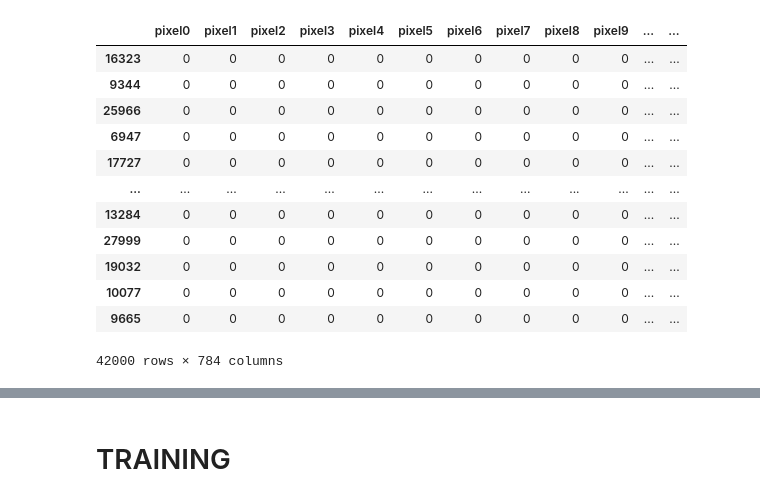
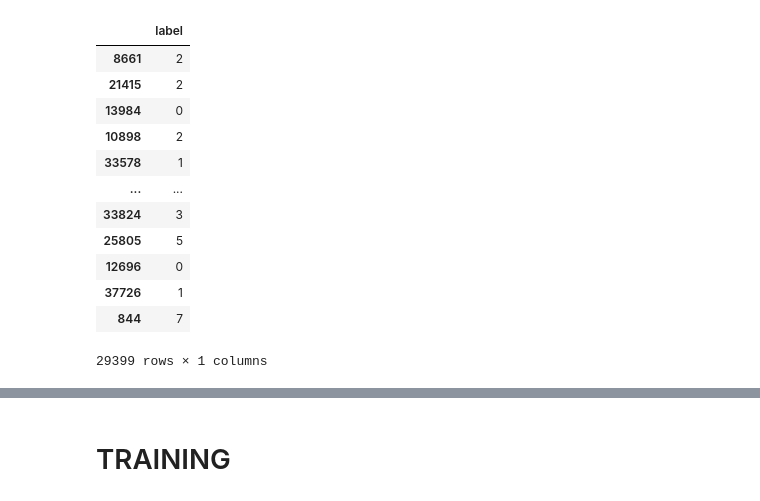
Before and after one commit to Orixtosius/MNIST, a Jupyter notebook: mnist.ipynb, the cells around one changed output, grey strips where cells are left out. Cells and saved outputs as stored; diff of their text form; code cells hidden in the pictures.

```diff
--- a/mnist.ipynb
+++ b/mnist.ipynb
@@ -42,17 +49,16 @@ df_y
-# %%
-df_x = df.loc[:, df.columns!='label']
-df_x
-# %% [output]
-|  | pixel0 | pixel1 | pixel2 | pixel3 | pixel4 | pixel5 | pixel6 | pixel7 | pixel8 | pixel9 | ... | ... |
-| 16323 | 0 | 0 | 0 | 0 | 0 | 0 | 0 | 0 | 0 | 0 | ... | ... |
-| 9344 | 0 | 0 | 0 | 0 | 0 | 0 | 0 | 0 | 0 | 0 | ... | ... |
-| 25966 | 0 | 0 | 0 | 0 | 0 | 0 | 0 | 0 | 0 | 0 | ... | ... |
-| 6947 | 0 | 0 | 0 | 0 | 0 | 0 | 0 | 0 | 0 | 0 | ... | ... |
-| 17727 | 0 | 0 | 0 | 0 | 0 | 0 | 0 | 0 | 0 | 0 | ... | ... |
-| ... | ... | ... | ... | ... | ... | ... | ... | ... | ... | ... | ... | ... |
-| 13284 | 0 | 0 | 0 | 0 | 0 | 0 | 0 | 0 | 0 | 0 | ... | ... |
-| 27999 | 0 | 0 | 0 | 0 | 0 | 0 | 0 | 0 | 0 | 0 | ... | ... |
-| 19032 | 0 | 0 | 0 | 0 | 0 | 0 | 0 | 0 | 0 | 0 | ... | ... |
-| 10077 | 0 | 0 | 0 | 0 | 0 | 0 | 0 | 0 | 0 | 0 | ... | ... |
-| 9665 | 0 | 0 | 0 | 0 | 0 | 0 | 0 | 0 | 0 | 0 | ... | ... |
-42000 rows × 784 columns
+# %%
+train_y
+# %% [output]
+|  | label |
+| 8661 | 2 |
+| 21415 | 2 |
+| 13984 | 0 |
+| 10898 | 2 |
+| 33578 | 1 |
+| ... | ... |
+| 33824 | 3 |
+| 25805 | 5 |
+| 12696 | 0 |
+| 37726 | 1 |
+| 844 | 7 |
+29399 rows × 1 columns
```
Also changed, not shown: parts of 23 cells of this notebook.
